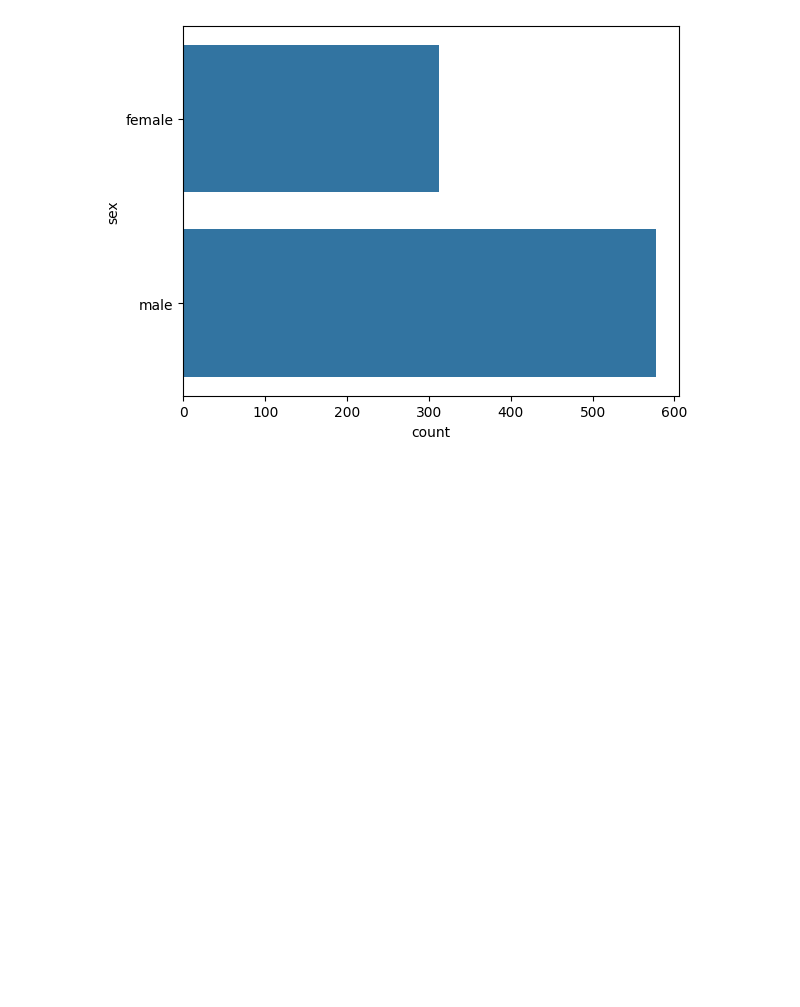
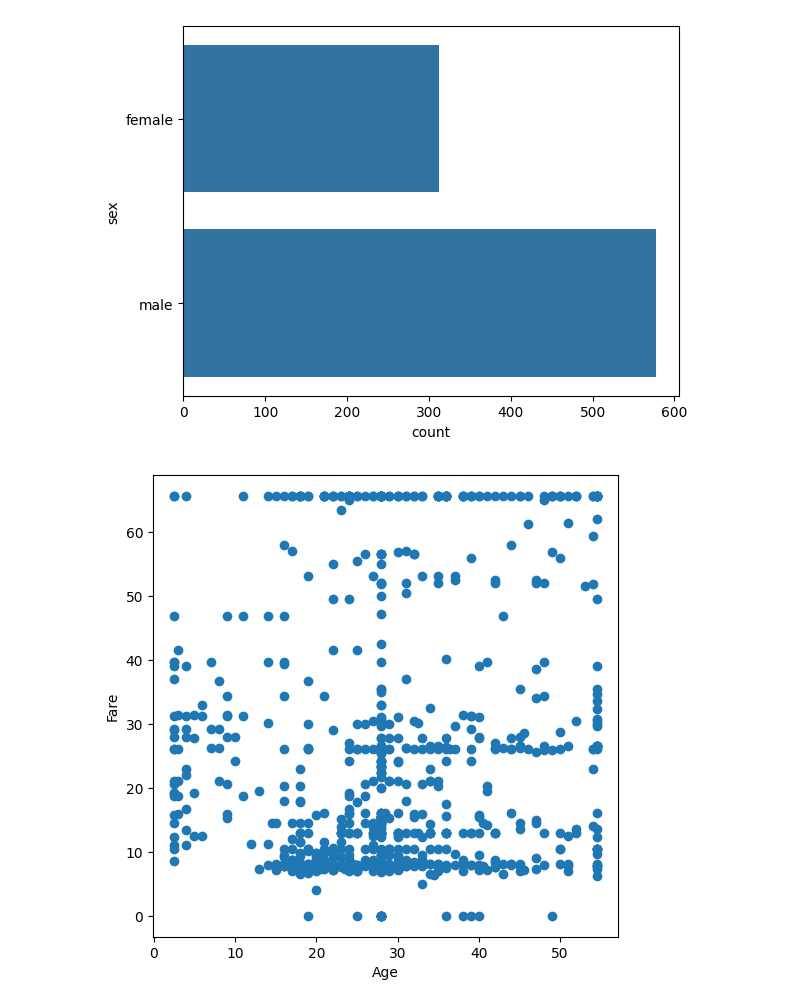
Before and after one commit to MohamadElnomrossie/AI-Tanafos, a Jupyter notebook: math/titanic.ipynb, the cells around one changed output. Drawn from its saved outputs; the diff is of its cells as text; code cells hidden in the pictures; blank space fills up the shorter version.

```diff
--- a/math/titanic.ipynb
+++ b/math/titanic.ipynb
@@ -177,3 +179,11 @@ sns.countplot(y=df['sex'])
 # %% [output]
 <Axes: xlabel='count', ylabel='sex'>
 [figure]
+# %%
+plt.figure(figsize=(6,6))
+plt.scatter(df['age'],df['fare'])
+plt.xlabel('Age')
+plt.ylabel('Fare')
+plt.show()
+# %% [output]
+[figure, added]
```
Also changed, not shown: parts of 18 cells of this notebook, 3 other files.
